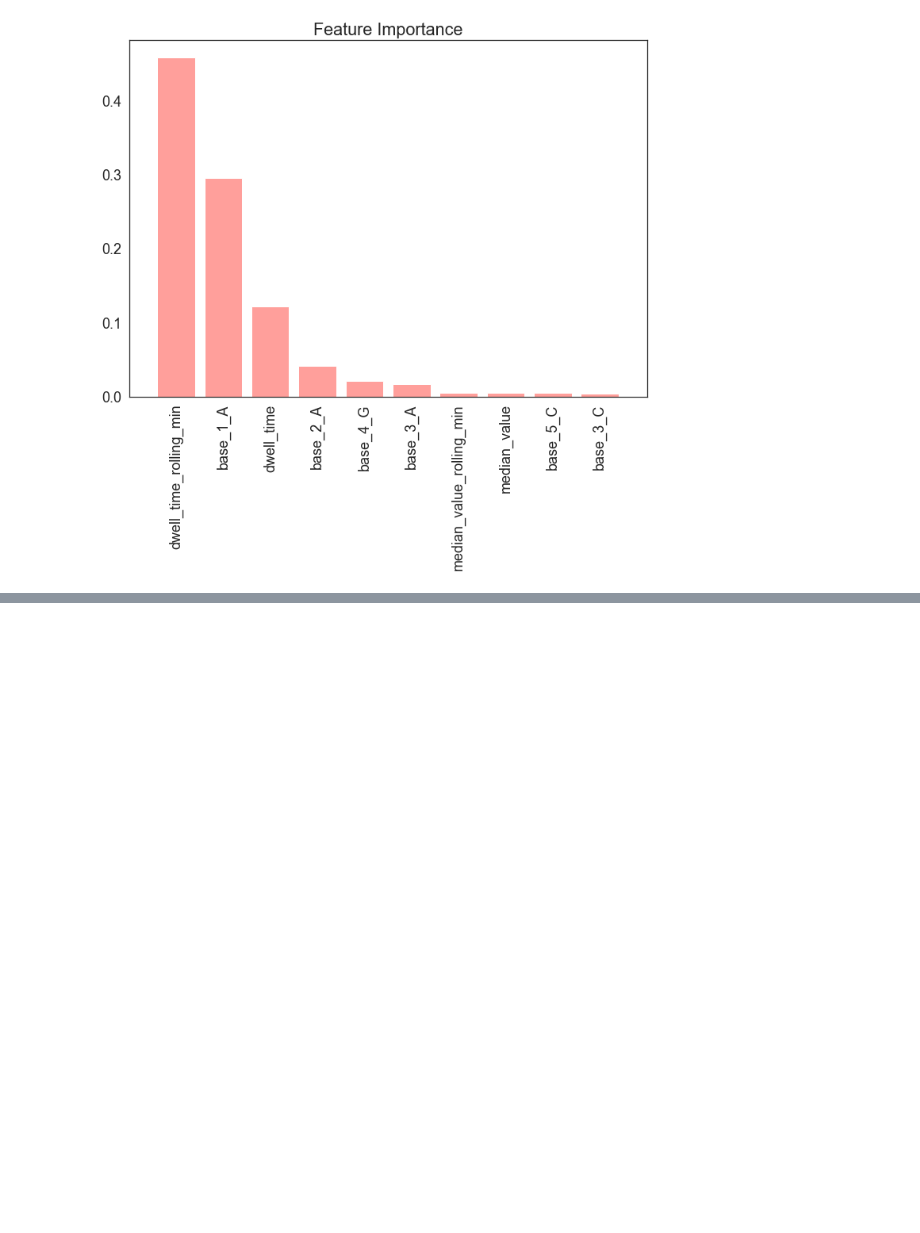
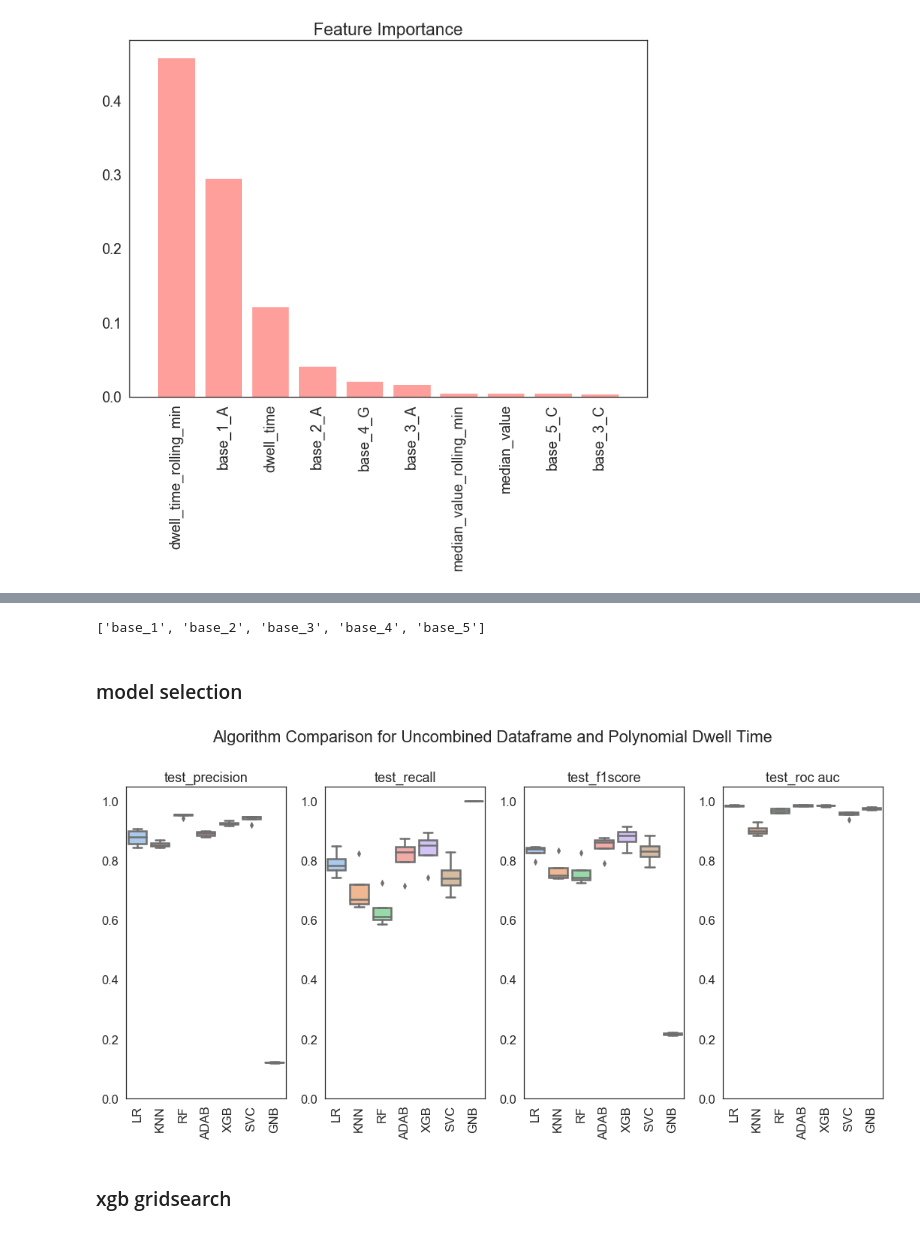
Before and after one commit to Karsten-Yan/ky-nf-capstone, a Jupyter notebook: 2_Predictive_Modelling.ipynb, the cells around one changed output, grey strips where cells are left out. Drawn from its saved outputs; the diff is of its cells as text; code cells hidden in the pictures; blank space fills up the shorter version.

```diff
--- a/2_Predictive_Modelling.ipynb
+++ b/2_Predictive_Modelling.ipynb
@@ -395,0 +523,2 @@ print(classification_report(y_val_not_combined,y_pred))
+# %%
+numeric_features_poly = list(X_train_poly.columns[X_train_poly.dtypes ==  "float"])
@@ -395,0 +545,32 @@ print(classification_report(y_val_not_combined,y_pred))
+# %%
+cat_features_poly = list(X_train_poly.columns[X_train_poly.dtypes ==  "category"])
+# %%
+cat_features_poly
+# %% [output]
+['base_1', 'base_2', 'base_3', 'base_4', 'base_5']
+# %%
+#preprocessing pipeline to scale numeric and onehot encode categorical values
+imputer1_poly = SimpleImputer(strategy="median")
+scaler1_poly = StandardScaler()
+numeric_transformer_poly = make_pipeline(imputer1_poly,scaler1_poly)
+
+
+imputer2_poly = SimpleImputer(strategy='constant', fill_value='missing')
+encoder_poly = OneHotEncoder(handle_unknown='error')
+cat_transformer_poly = make_pipeline(imputer2_poly,encoder_poly)
+
+preprocessor_poly = ColumnTransformer(
+    transformers=[
+        ('num', numeric_transformer_poly, numeric_features_poly),
+        ('cat', cat_transformer_poly, cat_features_poly)
+    ])
+# %% [markdown]
+### model selection
+# %%
+sel_poly = ModelSelector(preprocessor_poly, instance_name = "Uncombined Dataframe and Polynomial Dwell Time")
+
+sel_poly.select_model(X_finaltest_poly, y_finaltest_poly, True)
+# %%
+sel_poly.plot_selection()
+# %% [output]
+[figure, added]
@@ -395,0 +579,2 @@ print(classification_report(y_val_not_combined,y_pred))
+# %% [markdown]
+### xgb gridsearch
```
Also changed, not shown: parts of 115 cells of this notebook, 2 other files.
